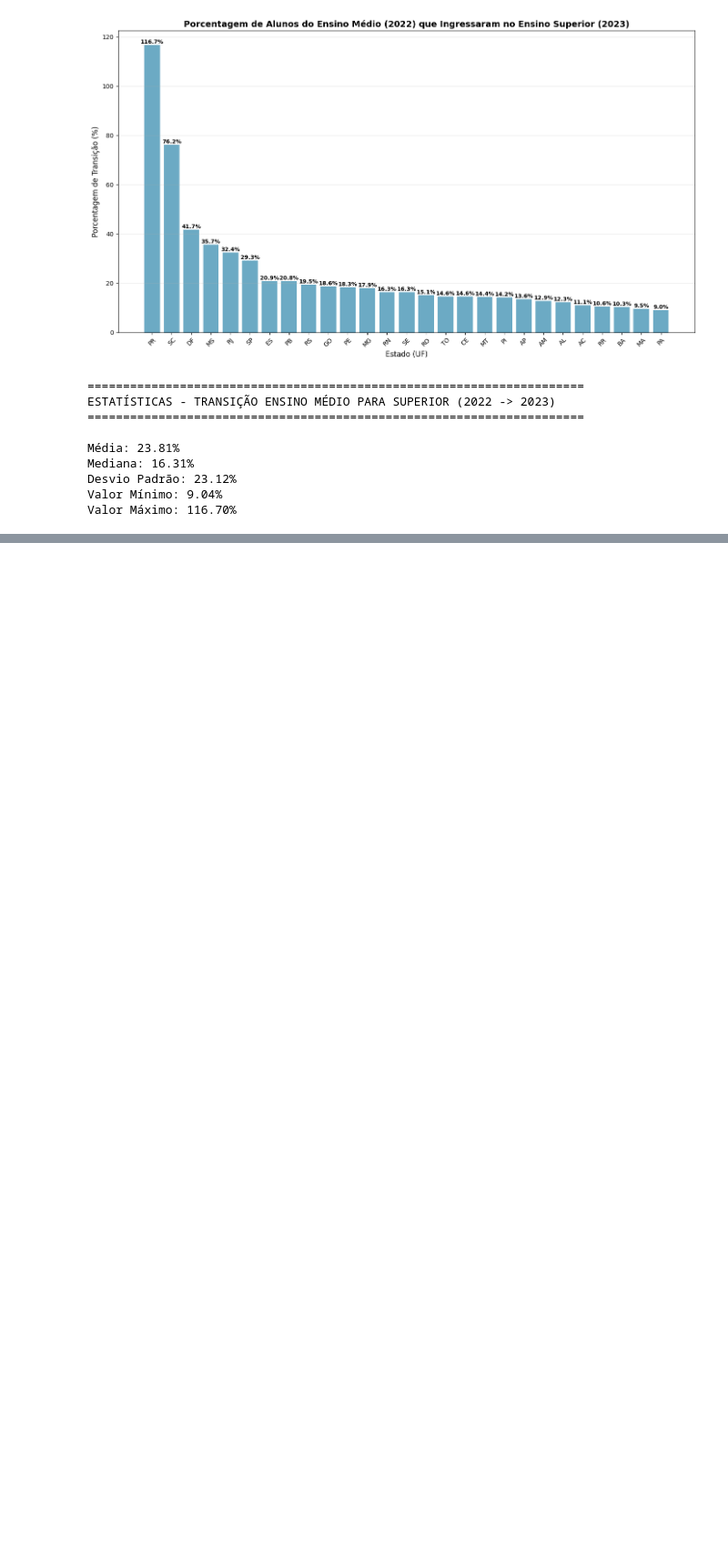
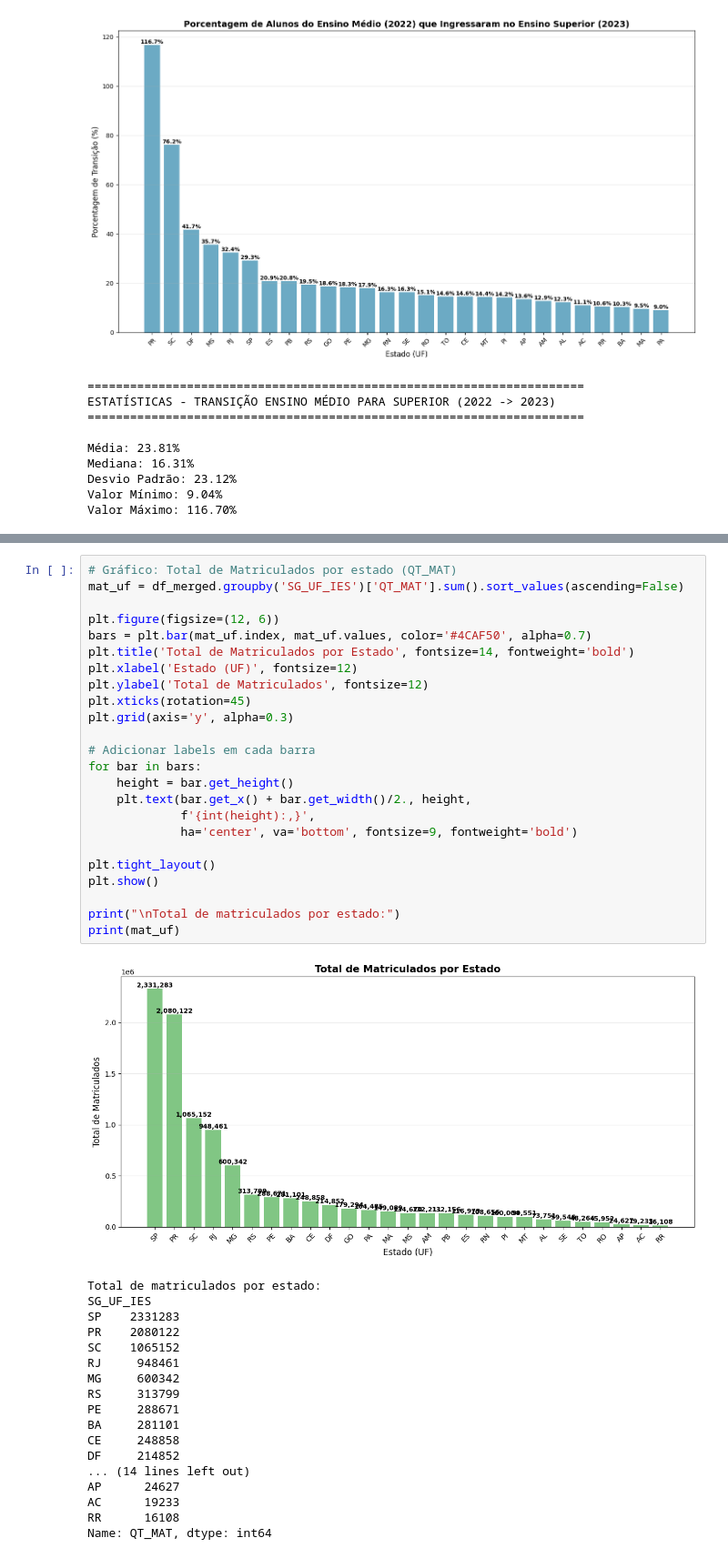
Before and after one commit to leandroguarino/projeto_ia_censo_escolar, a Jupyter notebook: notebooks/06_leitura_csv_ies_2022_2023.ipynb, the cells around one changed output, grey strips where cells are left out. Shown at 91% size. Cells and saved outputs as stored; diff of their text form; blank space fills up the shorter version.

```diff
--- a/notebooks/06_leitura_csv_ies.ipynb
+++ b/notebooks/06_leitura_csv_ies_2022_2023.ipynb
@@ -564,0 +621,43 @@ Valor Máximo: 116.70%
+# %%
+# Gráfico: Total de Matriculados por estado (QT_MAT)
+mat_uf = df_merged.groupby('SG_UF_IES')['QT_MAT'].sum().sort_values(ascending=False)
+
+plt.figure(figsize=(12, 6))
+bars = plt.bar(mat_uf.index, mat_uf.values, color='#4CAF50', alpha=0.7)
+plt.title('Total de Matriculados por Estado', fontsize=14, fontweight='bold')
+plt.xlabel('Estado (UF)', fontsize=12)
+plt.ylabel('Total de Matriculados', fontsize=12)
+plt.xticks(rotation=45)
+plt.grid(axis='y', alpha=0.3)
+
+# Adicionar labels em cada barra
+for bar in bars:
+    height = bar.get_height()
+    plt.text(bar.get_x() + bar.get_width()/2., height,
+             f'{int(height):,}',
+             ha='center', va='bottom', fontsize=9, fontweight='bold')
+
+plt.tight_layout()
+plt.show()
+
+print("\nTotal de matriculados por estado:")
+print(mat_uf)
+# %% [output]
+[figure, added]
+Total de matriculados por estado:
+SG_UF_IES
+SP    2331283
+PR    2080122
+SC    1065152
+RJ     948461
+MG     600342
+RS     313799
+PE     288671
+BA     281101
+CE     248858
+DF     214852
+... (14 lines left out)
+AP      24627
+AC      19233
+RR      16108
+Name: QT_MAT, dtype: int64
```
Also changed, not shown: parts of 3 cells of this notebook, 1 other file.
